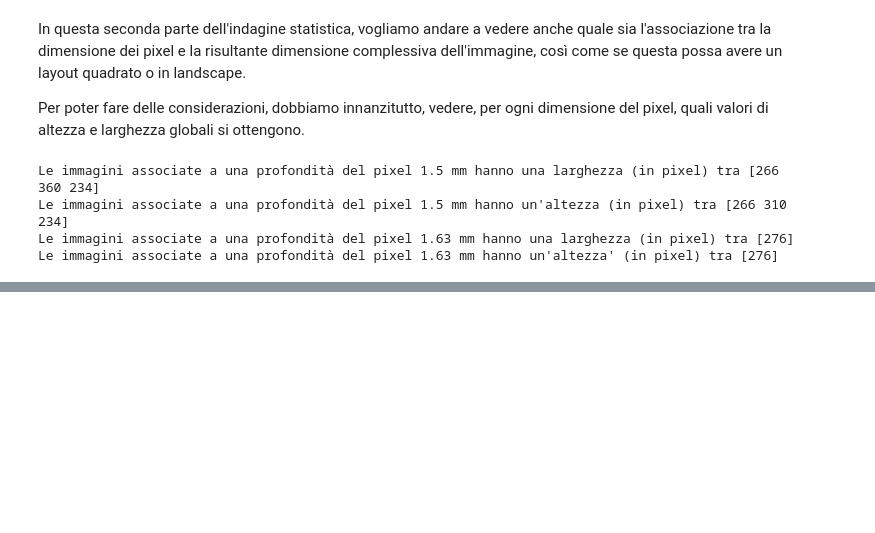
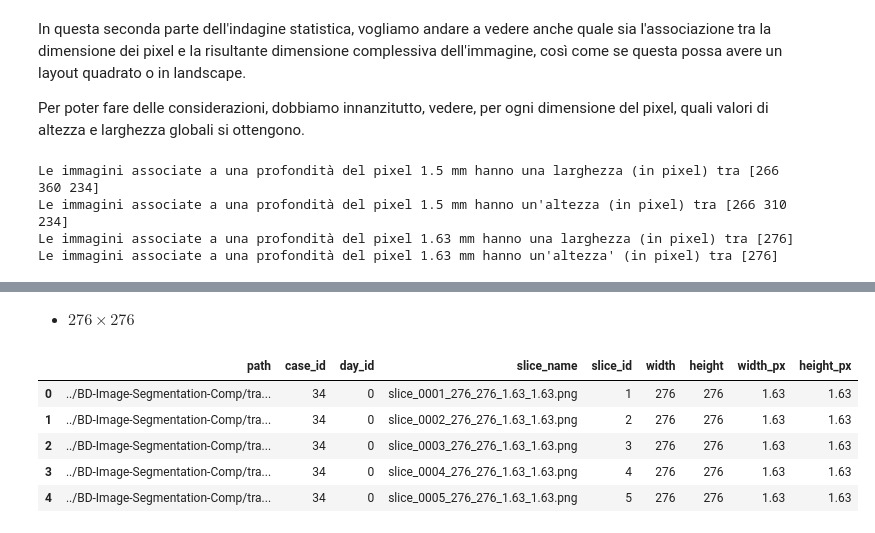
Before and after one commit to justdoit1897/BD-Image-Segmentation-Project, a Jupyter notebook: notebook.ipynb, the cells around one changed output, grey strips where cells are left out. Saved outputs shown, nothing was run; the diff lists cells and outputs as text; code cells hidden in the pictures; blank space fills up the shorter version.

```diff
--- a/notebook.ipynb
+++ b/notebook.ipynb
@@ -500,0 +492,12 @@ image_details_360x310.head()
+# %% [markdown]
+* $276\times276$
+# %%
+image_details_276x276 = image_details[(image_details['width'] == 276) & (image_details['height'] == 276)].reset_index().drop(columns='index')
+image_details_276x276.head()
+# %% [output]
+|  | path | case_id | day_id | slice_name | slice_id | width | height | width_px | height_px |
+| 0 | ../BD-Image-Segmentation-Comp/tra... | 34 | 0 | slice_0001_276_276_1.63_1.63.png | 1 | 276 | 276 | 1.63 | 1.63 |
+| 1 | ../BD-Image-Segmentation-Comp/tra... | 34 | 0 | slice_0002_276_276_1.63_1.63.png | 2 | 276 | 276 | 1.63 | 1.63 |
+| 2 | ../BD-Image-Segmentation-Comp/tra... | 34 | 0 | slice_0003_276_276_1.63_1.63.png | 3 | 276 | 276 | 1.63 | 1.63 |
+| 3 | ../BD-Image-Segmentation-Comp/tra... | 34 | 0 | slice_0004_276_276_1.63_1.63.png | 4 | 276 | 276 | 1.63 | 1.63 |
+| 4 | ../BD-Image-Segmentation-Comp/tra... | 34 | 0 | slice_0005_276_276_1.63_1.63.png | 5 | 276 | 276 | 1.63 | 1.63 |
```
Also changed, not shown: parts of 48 cells of this notebook.
